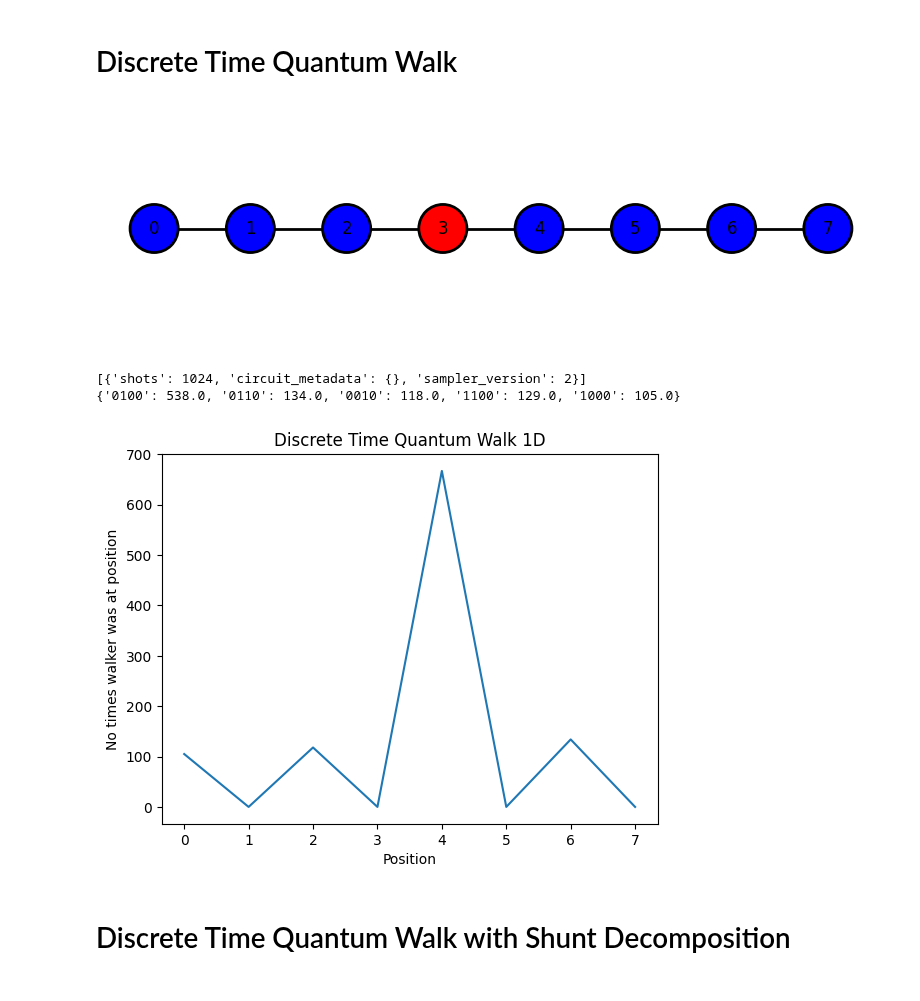
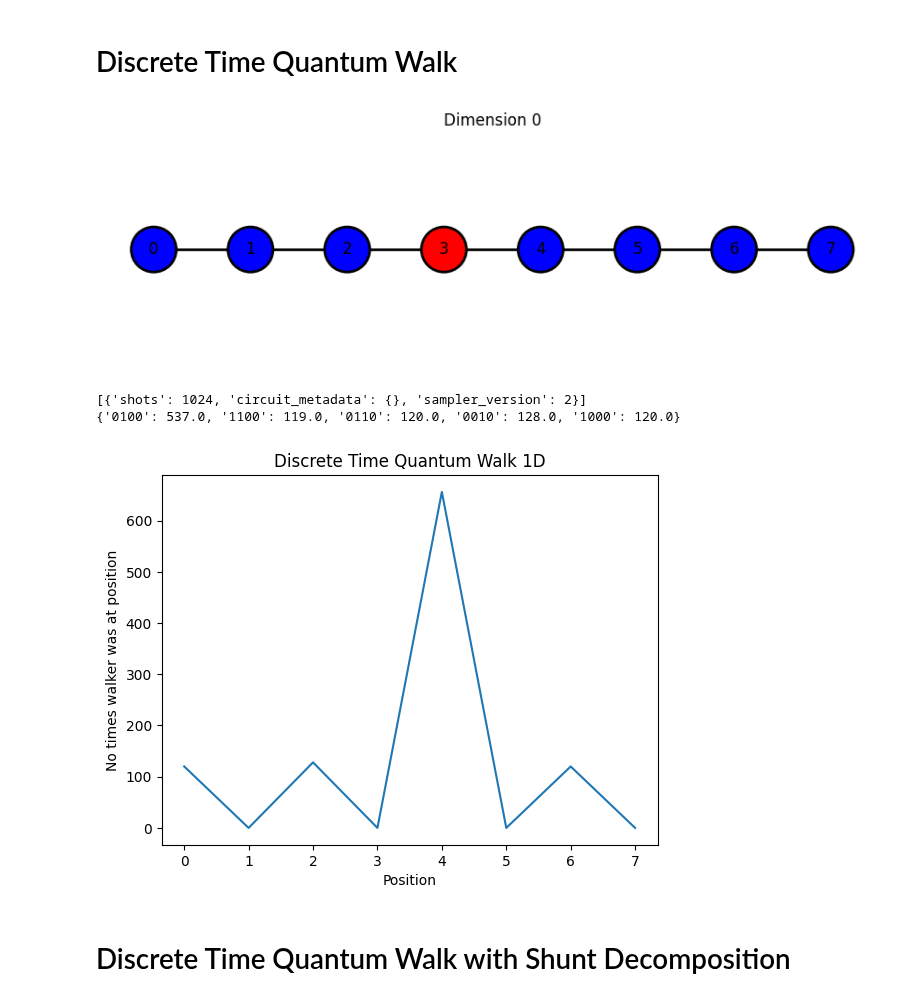
Before and after one commit to PCSS-Quantum/QLauncher, a Jupyter notebook: examples/dtqw.ipynb, the cells around one changed output. Cells and saved outputs as stored; diff of their text form; code cells hidden in the pictures.

Commit message:
Multidimensional DTQW (composition of 1D DTQW)

```diff
--- a/examples/dtqw.ipynb
+++ b/examples/dtqw.ipynb
@@ -3,22 +3,22 @@
 # %%
 import os
 import sys
 
 sys.path.append(os.path.abspath(".."))
-from qlauncher.problems import DTQW_1D
+from qlauncher.problems import DTQW_ND
 from qlauncher.routines.qiskit.algorithms.quantum_walk import CoinType
 
 coin_type = CoinType.HADAMARD
 no_steps = 3
 no_pos_qubits = 3
 no_coin_qubits = 1
-initial_position = (0, 3) # (Coin position, Walker position)
+initial_position = (1, 3) # (Coin position, Walker position)
 
-problem = DTQW_1D([coin_type, no_steps, no_pos_qubits, no_coin_qubits, initial_position, False], "DTQW 1D")
+problem = DTQW_ND([[coin_type, no_steps, no_pos_qubits, no_coin_qubits, initial_position, False]], "DTQW 1D")
 
 problem.visualize()
 # %% [output]
-[figure, old version]
+[figure, new version]
 # %%
 from qlauncher.launcher import QLauncher
 from qlauncher.routines.qiskit import QiskitBackend
@@ -44,8 +44,8 @@ qw_helper = QW_Helper()
 qw_helper.display_res_with_coin(normal_dist, 0, 2**no_pos_qubits, "Discrete Time Quantum Walk 1D")
 # %% [output]
 [{'shots': 1024, 'circuit_metadata': {}, 'sampler_version': 2}]
-{'0100': 538.0, '0110': 134.0, '0010': 118.0, '1100': 129.0, '1000': 105.0}
+{'0100': 537.0, '1100': 119.0, '0110': 120.0, '0010': 128.0, '1000': 120.0}
-[figure, old version]
+[figure, new version]
 # %% [markdown]
 # Discrete Time Quantum Walk with Shunt Decomposition
 # %%
```
Also changed, not shown: parts of 2 cells of this notebook, 4 other files.
